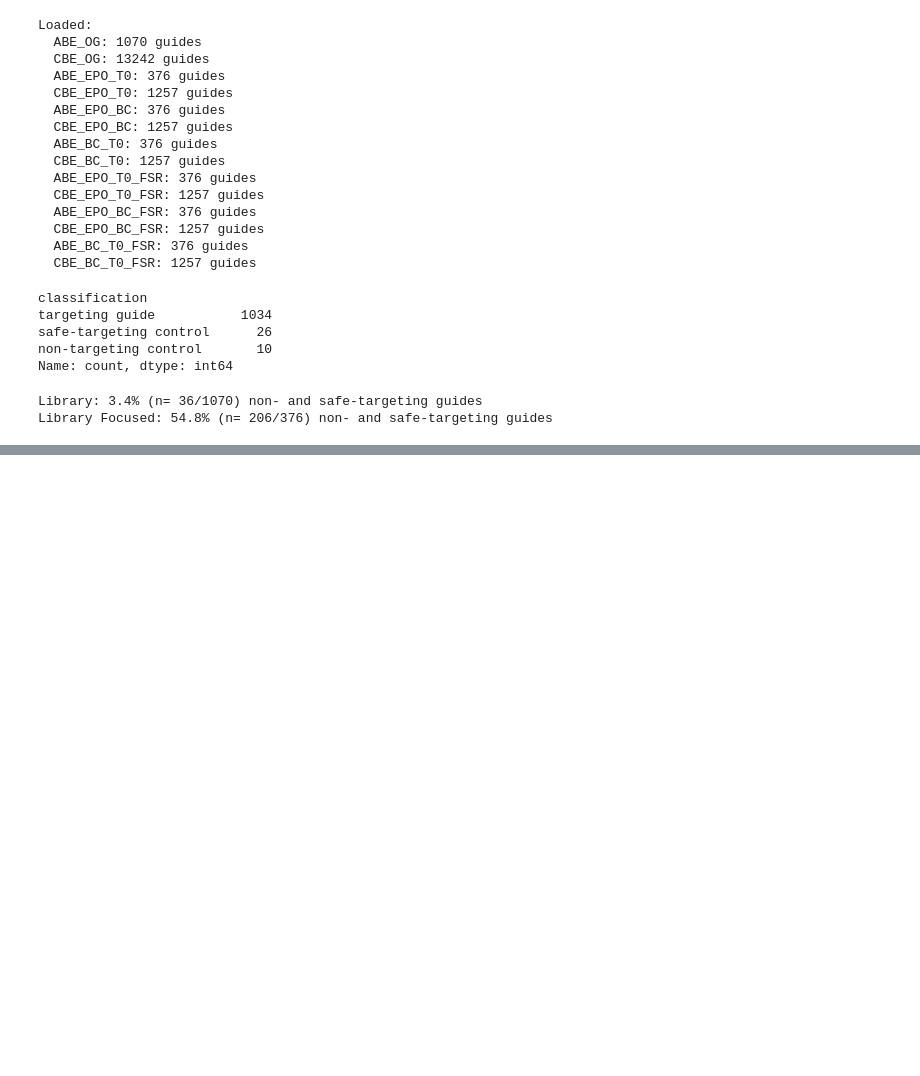
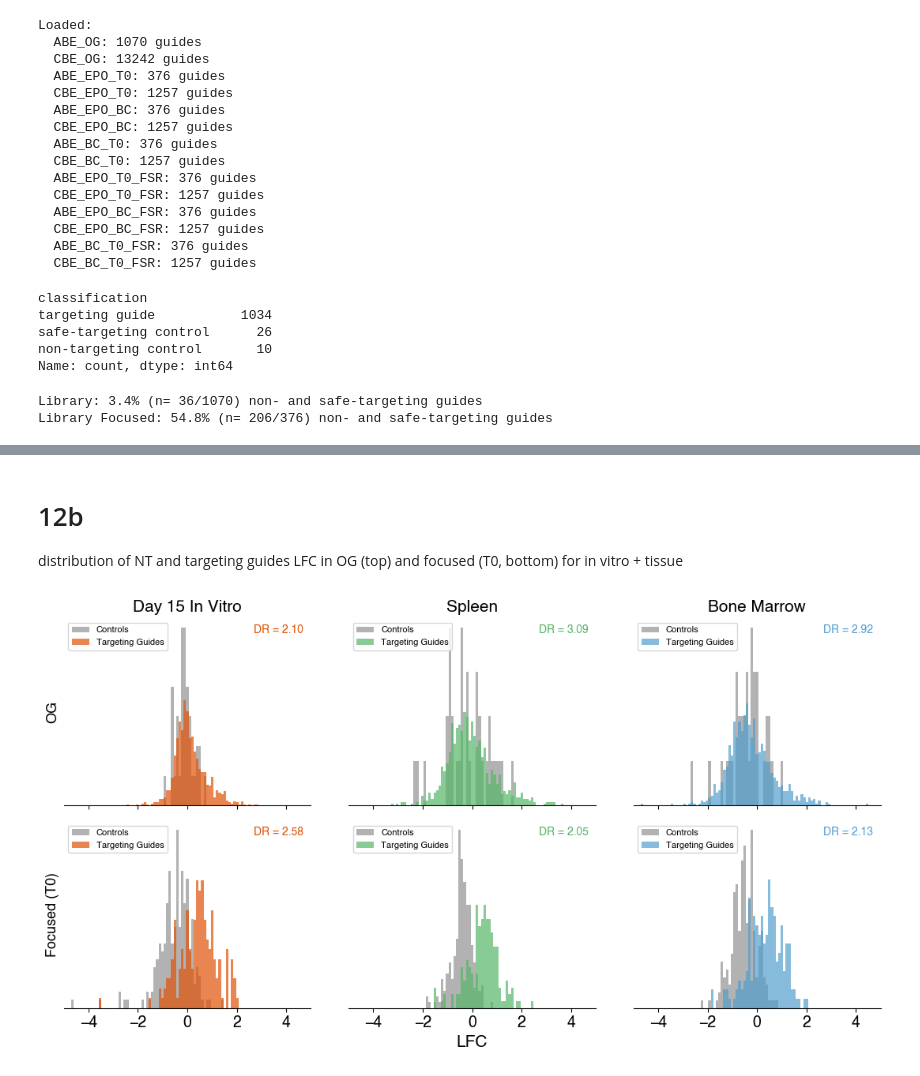
Before and after one commit to kexindon/B-ALL-in-vivo-base-editing, a Jupyter notebook: extended_figure12.ipynb, the cells around one changed output, grey strips where cells are left out. Saved outputs shown, nothing was run; the diff lists cells and outputs as text; code cells hidden in the pictures; blank space fills up the shorter version.

```diff
--- a/extended_figure12.ipynb
+++ b/extended_figure12.ipynb
@@ -298,0 +273,57 @@ morx NOT subset; don't know how to subset; dropped
+# %% [markdown]
+# 12b
+
+distribution of NT and targeting guides LFC in OG (top) and focused (T0, bottom) for in vitro + tissue
+# %%
+fig, axes = plt.subplots(2, 3, figsize=(11, 6), sharex=True, sharey=False)
+
+conditions    = ['d15', 'spleen', 'bm']
+name_dict     = {'d15': 'Day 15 In Vitro', 'spleen': 'Spleen', 'bm': 'Bone Marrow'}
+tissue_colors = {'d15': yellows[4], 'spleen': greens[3], 'bm': blues[3]}
+
+ABE_OG  = dfs['ABE_OG']
+ABE_EPO = dfs['ABE_EPO_T0']
+
+bins = np.linspace(-5, 5, 100)
+
+for idx, cond in enumerate(conditions):
+    lfc_col = f'LFC_median_{cond}'
+    color   = tissue_colors[cond]
+
+    for row, (df, screen_label) in enumerate([
+        (ABE_OG,  'OG'),
+        (ABE_EPO, 'Focused (T0)'),
+    ]):
+        ax = axes[row][idx]
+
+        if lfc_col not in df.columns:
+            ax.set_visible(False)
+            continue
+
+        targ = df[df['classification'] == 'targeting guide'][lfc_col].dropna()
+        ctrl = df[df['classification'].isin(['non-targeting control', 'safe-targeting control'])][lfc_col].dropna()
+
+        ax.hist(ctrl,  density=True, bins=bins, alpha=0.6, color='grey',  label='Controls')
+        ax.hist(targ,  density=True, bins=bins, alpha=0.7, color=color,   label='Targeting Guides')
+
+        dr = np.percentile(targ, 95) - np.percentile(targ, 5)
+        ax.text(0.97, 0.97, f'DR = {dr:.2f}',
+                transform=ax.transAxes, fontsize=10,
+                ha='right', va='top', color=color)
+
+        if row == 0:
+            ax.set_title(name_dict[cond], fontsize=15)
+        ax.set_xlim(-5, 5)
+        ax.spines[['top', 'right', 'left']].set_visible(False)
+        ax.set_yticks([])
+        ax.tick_params(axis='x', which='major', labelsize=14)
+        ax.legend(fontsize=8, loc='upper left', frameon=True)
+
+axes[0][0].set_ylabel('OG', fontsize=13)
+axes[1][0].set_ylabel('Focused (T0)', fontsize=13)
+axes[1][1].set_xlabel('LFC', fontsize=15)
+
+fig.tight_layout()
+plt.show()
+# %% [output]
+[figure, added]
```
Also changed, not shown: parts of 5 cells of this notebook, 6 other files.
